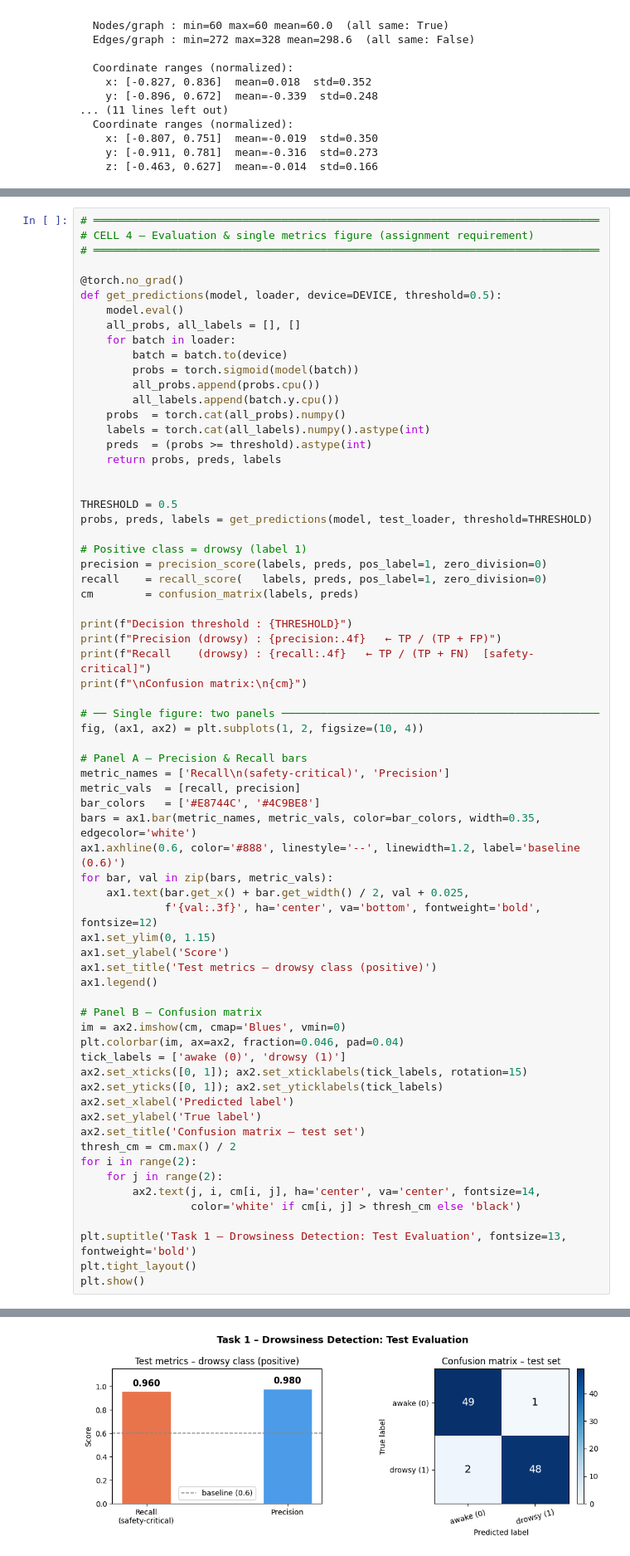
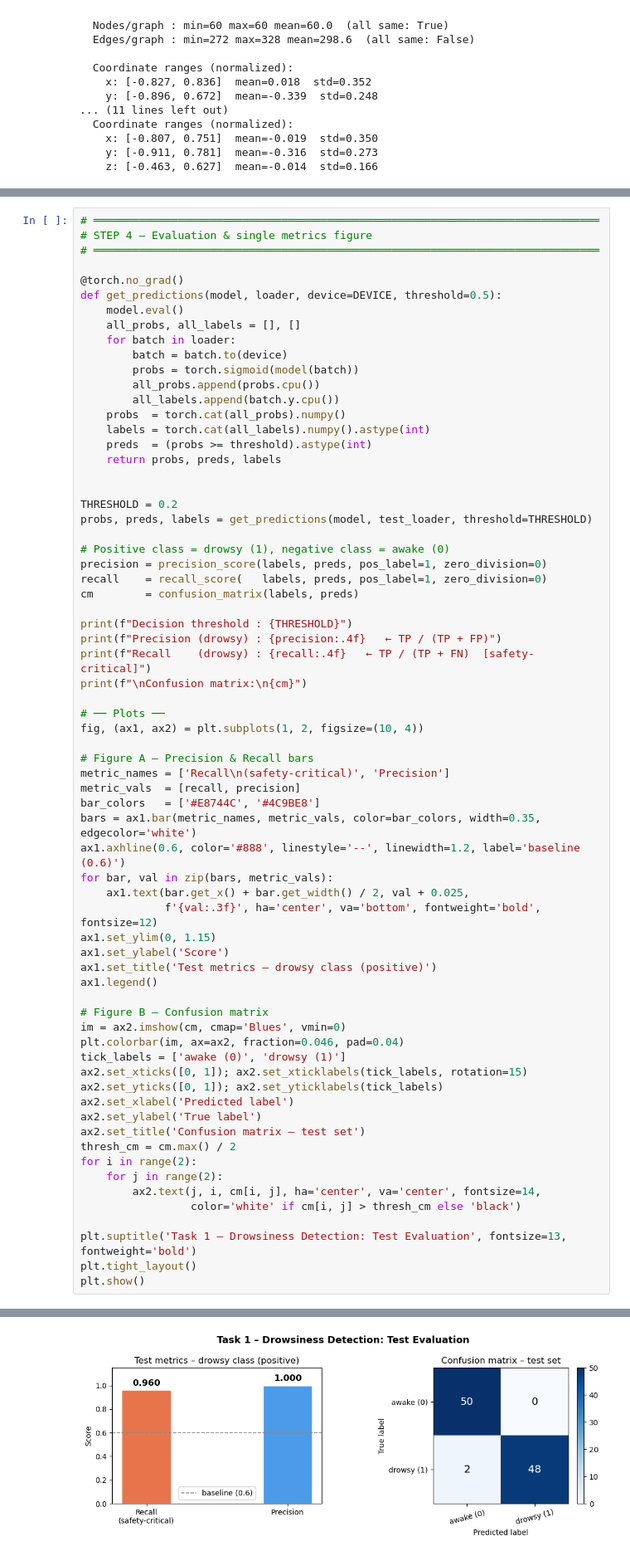
Before and after one commit to ricteland/-2AMM10-A2-Evangelists, a Jupyter notebook: assignment2_skeleton.ipynb, the cells around one changed output, grey strips where cells are left out. Shown at 83% size. Drawn from its saved outputs; the diff is of its cells as text.

```diff
--- a/assignment2_skeleton.ipynb
+++ b/assignment2_skeleton.ipynb
@@ -644,6 +666,6 @@ print(f"Trained for {len(train_losses)} epochs  |  "
 # %%
 # ══════════════════════════════════════════════════════════════════════════════
-# CELL 4 – Evaluation & single metrics figure (assignment requirement)
+# STEP 4 – Evaluation & single metrics figure
 # ══════════════════════════════════════════════════════════════════════════════
 
 @torch.no_grad()
@@ -661,10 +683,10 @@ def get_predictions(model, loader, device=DEVICE, threshold=0.5):
     return probs, preds, labels
 
 
-THRESHOLD = 0.5
+THRESHOLD = 0.2
 probs, preds, labels = get_predictions(model, test_loader, threshold=THRESHOLD)
 
-# Positive class = drowsy (label 1)
+# Positive class = drowsy (1), negative class = awake (0)
 precision = precision_score(labels, preds, pos_label=1, zero_division=0)
 recall    = recall_score(   labels, preds, pos_label=1, zero_division=0)
 cm        = confusion_matrix(labels, preds)
@@ -674,10 +696,10 @@ print(f"Precision (drowsy) : {precision:.4f}   ← TP / (TP + FP)")
 print(f"Recall    (drowsy) : {recall:.4f}   ← TP / (TP + FN)  [safety-critical]")
 print(f"\nConfusion matrix:\n{cm}")
 
-# ── Single figure: two panels ─────────────────────────────────────────────────
+# ── Plots ──
 fig, (ax1, ax2) = plt.subplots(1, 2, figsize=(10, 4))
 
-# Panel A – Precision & Recall bars
+# Figure A – Precision & Recall bars
 metric_names = ['Recall\n(safety-critical)', 'Precision']
 metric_vals  = [recall, precision]
 bar_colors   = ['#E8744C', '#4C9BE8']
@@ -691,7 +713,7 @@ ax1.set_ylabel('Score')
 ax1.set_title('Test metrics – drowsy class (positive)')
 ax1.legend()
 
-# Panel B – Confusion matrix
+# Figure B – Confusion matrix
 im = ax2.imshow(cm, cmap='Blues', vmin=0)
 plt.colorbar(im, ax=ax2, fraction=0.046, pad=0.04)
 tick_labels = ['awake (0)', 'drowsy (1)']
@@ -719,4 +741,4 @@ Confusion matrix:
  [ 2 48]]
-[figure, old version]
+[figure, new version]
 # %%
 # ══════════════════════════════════════════════════════════════════════════════
```
Also changed, not shown: parts of 7 cells of this notebook, 4 other files.
